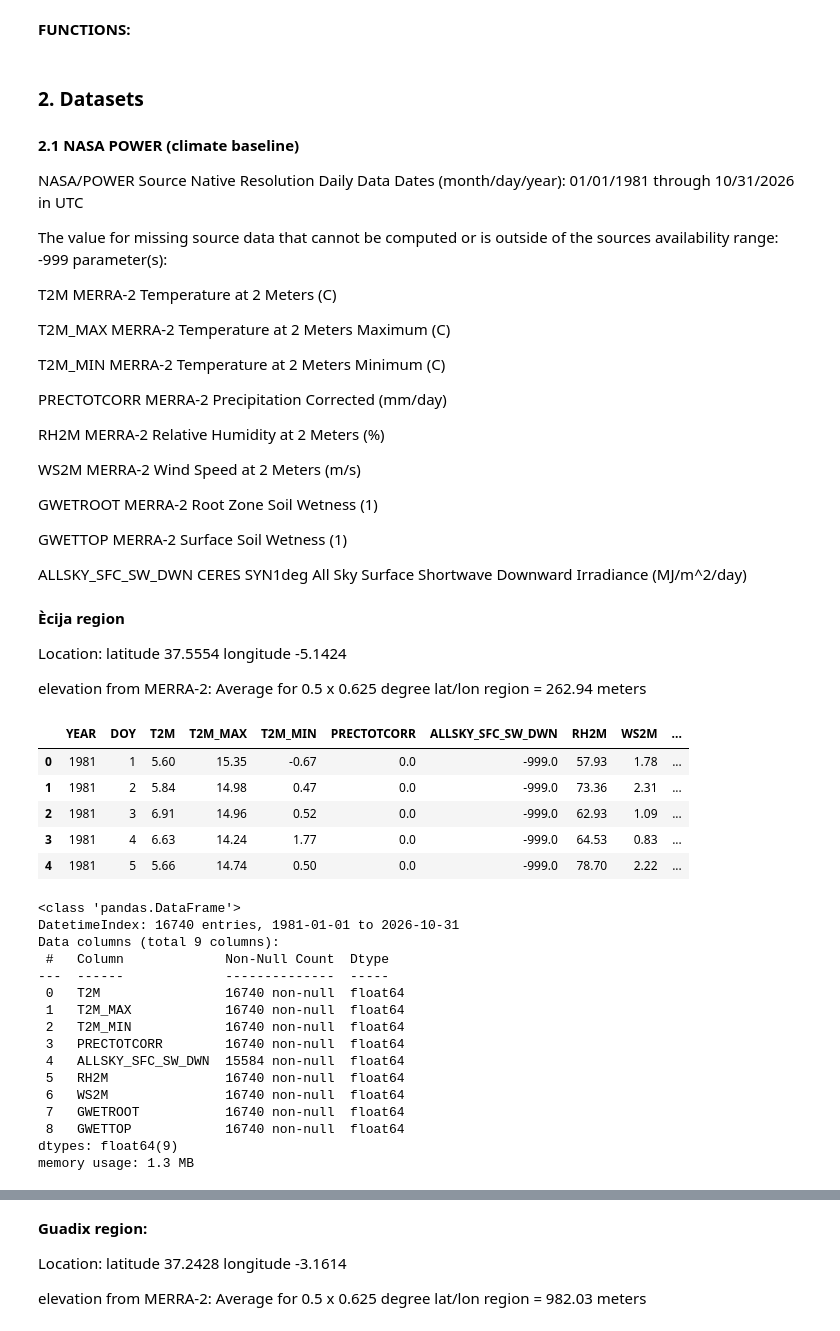
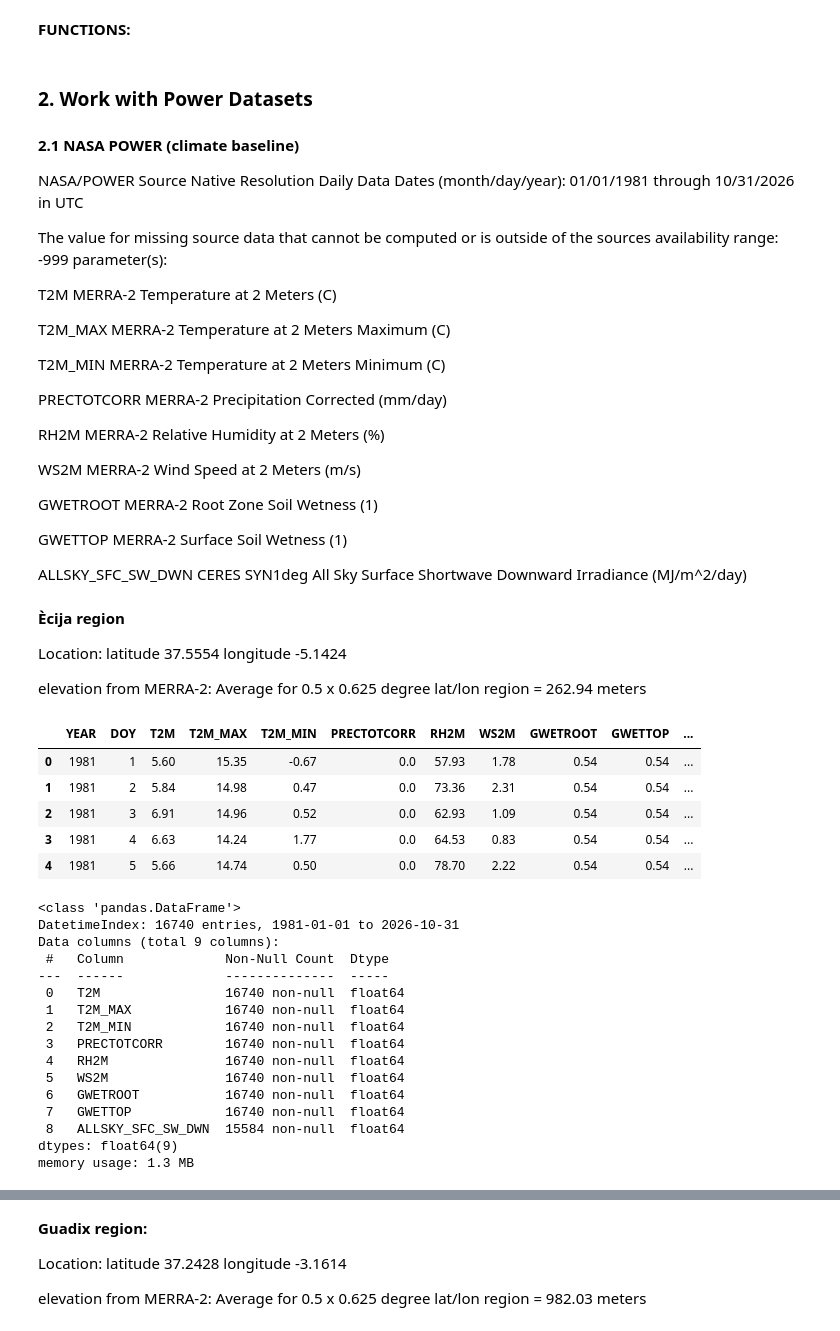
Before and after one commit to MaksimDar/field-shift-crop-rotation-advisor, a Jupyter notebook: notebooks/01_power_clean.ipynb, the cells around one changed output, grey strips where cells are left out. Cells and saved outputs as stored; diff of their text form; code cells hidden in the pictures.

```diff
--- a/notebooks/01_power_clean.ipynb
+++ b/notebooks/01_power_clean.ipynb
@@ -61,7 +58,7 @@ def to_monthly(d):
         valid_days=("T2M", "count"),
     ).rename_axis("month")
 # %% [markdown]
-### 2. Datasets
+### 2. Work with Power Datasets
 
 #### 2.1 NASA POWER (climate baseline)
 
@@ -95,15 +92,15 @@ Location: latitude  37.5554   longitude -5.1424
 
 elevation from MERRA-2: Average for 0.5 x 0.625 degree lat/lon region = 262.94 meters
 # %%
-écija_power_daily = pd.read_csv('../data/raw/power_dataset/écija.csv')
+écija_power_daily = pd.read_csv('../data/raw/power_dataset/ecija.csv')
 écija_power_daily.head()
 # %% [output]
-|  | YEAR | DOY | T2M | T2M_MAX | T2M_MIN | PRECTOTCORR | ALLSKY_SFC_SW_DWN | RH2M | WS2M | ... |
-| 0 | 1981 | 1 | 5.60 | 15.35 | -0.67 | 0.0 | -999.0 | 57.93 | 1.78 | ... |
-| 1 | 1981 | 2 | 5.84 | 14.98 | 0.47 | 0.0 | -999.0 | 73.36 | 2.31 | ... |
-| 2 | 1981 | 3 | 6.91 | 14.96 | 0.52 | 0.0 | -999.0 | 62.93 | 1.09 | ... |
-| 3 | 1981 | 4 | 6.63 | 14.24 | 1.77 | 0.0 | -999.0 | 64.53 | 0.83 | ... |
-| 4 | 1981 | 5 | 5.66 | 14.74 | 0.50 | 0.0 | -999.0 | 78.70 | 2.22 | ... |
+|  | YEAR | DOY | T2M | T2M_MAX | T2M_MIN | PRECTOTCORR | RH2M | WS2M | GWETROOT | GWETTOP | ... |
+| 0 | 1981 | 1 | 5.60 | 15.35 | -0.67 | 0.0 | 57.93 | 1.78 | 0.54 | 0.54 | ... |
+| 1 | 1981 | 2 | 5.84 | 14.98 | 0.47 | 0.0 | 73.36 | 2.31 | 0.54 | 0.54 | ... |
+| 2 | 1981 | 3 | 6.91 | 14.96 | 0.52 | 0.0 | 62.93 | 1.09 | 0.54 | 0.54 | ... |
+| 3 | 1981 | 4 | 6.63 | 14.24 | 1.77 | 0.0 | 64.53 | 0.83 | 0.54 | 0.54 | ... |
+| 4 | 1981 | 5 | 5.66 | 14.74 | 0.50 | 0.0 | 78.70 | 2.22 | 0.54 | 0.54 | ... |
 # %%
 écija_power_daily = add_data_index(écija_power_daily)
 écija_power_daily = écija_power_daily.replace(-999.0, np.nan)
@@ -118,11 +115,11 @@ Data columns (total 9 columns):
  1   T2M_MAX            16740 non-null  float64
  2   T2M_MIN            16740 non-null  float64
  3   PRECTOTCORR        16740 non-null  float64
- 4   ALLSKY_SFC_SW_DWN  15584 non-null  float64
- 5   RH2M               16740 non-null  float64
- 6   WS2M               16740 non-null  float64
- 7   GWETROOT           16740 non-null  float64
- 8   GWETTOP            16740 non-null  float64
+ 4   RH2M               16740 non-null  float64
+ 5   WS2M               16740 non-null  float64
+ 6   GWETROOT           16740 non-null  float64
+ 7   GWETTOP            16740 non-null  float64
+ 8   ALLSKY_SFC_SW_DWN  15584 non-null  float64
 dtypes: float64(9)
 memory usage: 1.3 MB
 # %%
```
Also changed, not shown: parts of 10 cells of this notebook, 11 other files.
